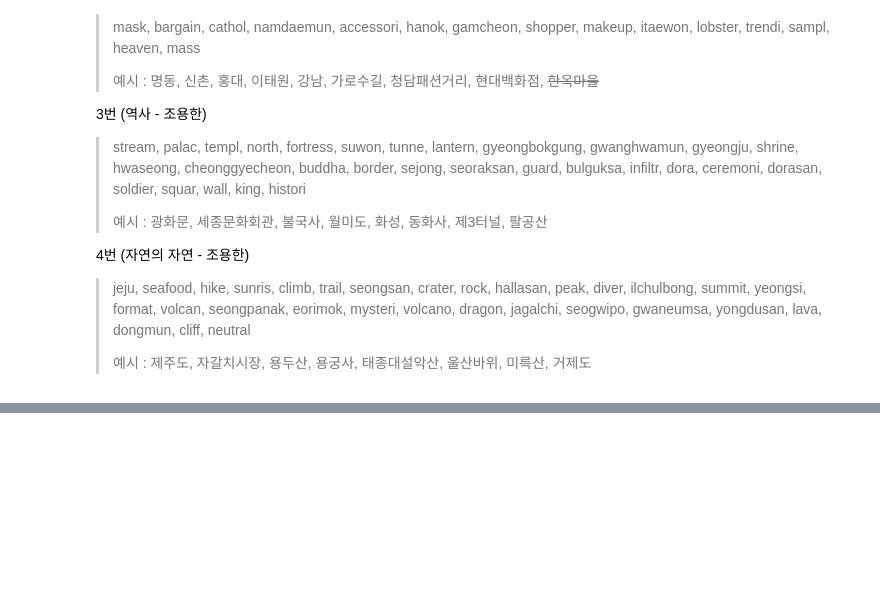
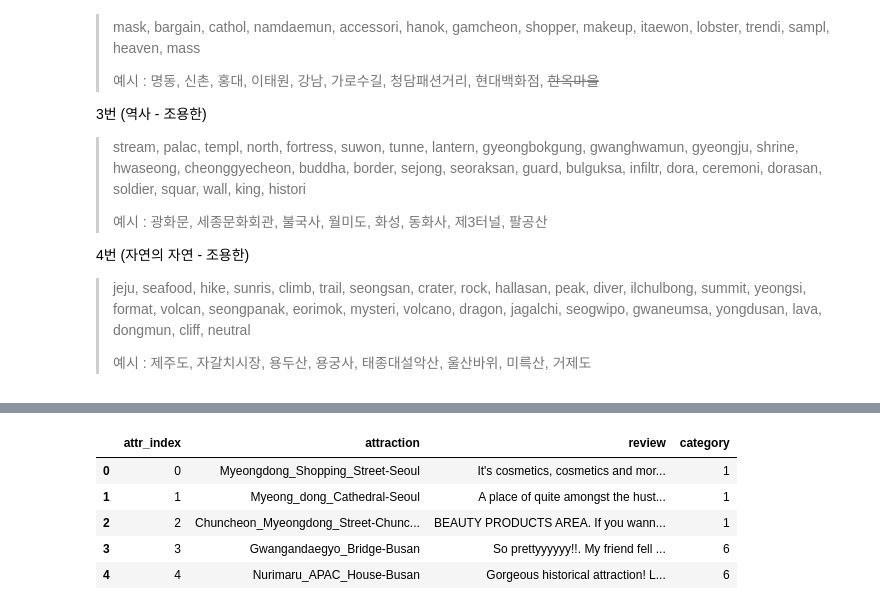
Before and after one commit to heojay/yonsei-tour, a Jupyter notebook: model/LDA.ipynb, the cells around one changed output, grey strips where cells are left out. Saved outputs shown, nothing was run; the diff lists cells and outputs as text; code cells hidden in the pictures; blank space fills up the shorter version.

```diff
--- a/model/LDA.ipynb
+++ b/model/LDA.ipynb
@@ -364,0 +381,10 @@ Name: attractions, dtype: object
+# %%
+documents2 = documents.loc[documents.category!=0, :].reset_index(drop=True)
+documents2.head()
+# %% [output]
+|  | attr_index | attraction | review | category |
+| 0 | 0 | Myeongdong_Shopping_Street-Seoul | It's cosmetics, cosmetics and mor... | 1 |
+| 1 | 1 | Myeong_dong_Cathedral-Seoul | A place of quite amongst the hust... | 1 |
+| 2 | 2 | Chuncheon_Myeongdong_Street-Chunc... | BEAUTY PRODUCTS AREA. If you wann... | 1 |
+| 3 | 3 | Gwangandaegyo_Bridge-Busan | So prettyyyyyy!!. My friend fell ... | 6 |
+| 4 | 4 | Nurimaru_APAC_House-Busan | Gorgeous historical attraction! L... | 6 |
```
Also changed, not shown: parts of 17 cells of this notebook, 4 other files.
